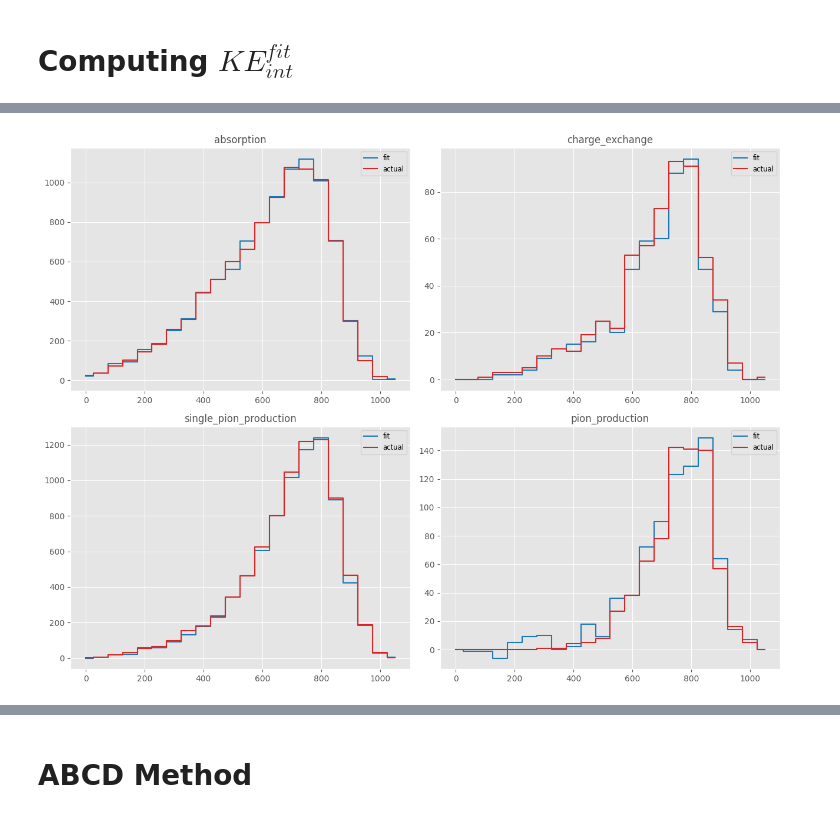
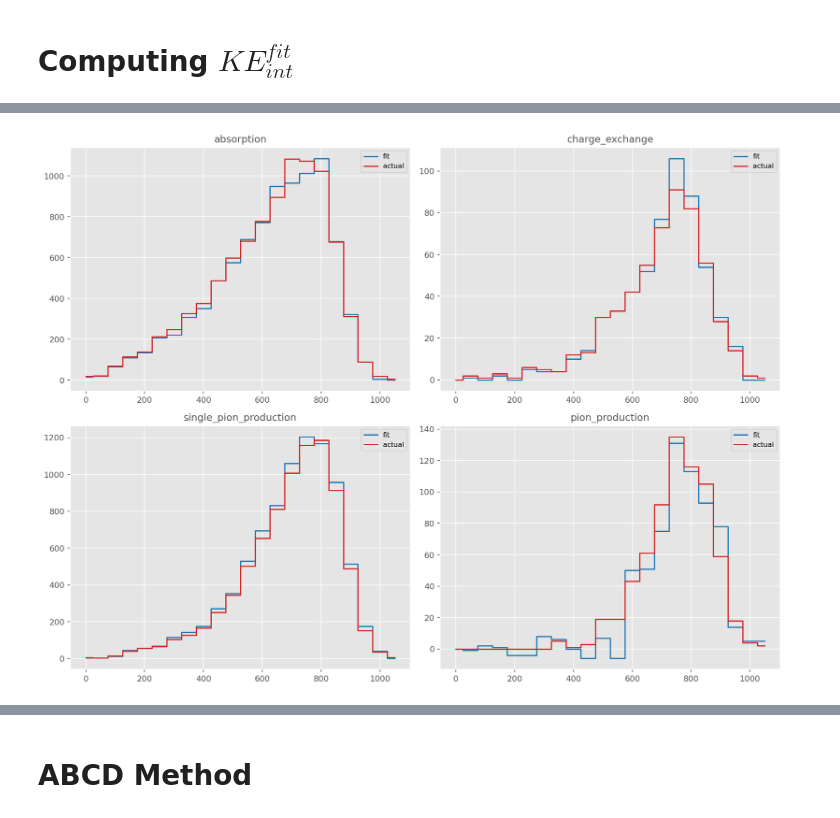
Before and after one commit to dlindebaum/pion-argon-xs-analysis, a Jupyter notebook: analysis/notebooks/cex_region_fit.ipynb, the cells around one changed output, grey strips where cells are left out. Cells and saved outputs as stored; diff of their text form; code cells hidden in the pictures.

```diff
--- a/analysis/notebooks/cex_region_fit.ipynb
+++ b/analysis/notebooks/cex_region_fit.ipynb
@@ -450,7 +406,8 @@ toy_observed = cross_section.Toy(df = cex_toy_generator.main(cex_toy_generator.R
 # %%
 pdf = Plots.PlotBook("toy_observations.pdf", False)
 tags = cross_section.Tags.ExclusiveProcessTags(toy_observed.truth_regions)
-n_obs = CreateObservedInputData(toy_observed, energy_slice, mean_track_score_bins)
+
+n_obs = cross_section.RegionFit.CreateObservedInputData(cross_section.RegionFit.CreateFitInputToy(toy_observed), energy_slice, mean_track_score_bins)
 n_obs_energy = n_obs[:-1]
 n_obs_mean_track_score = n_obs[-1]
 for i, r in Plots.IterMultiPlot(toy_observed.reco_region_labels):
@@ -530,7 +485,7 @@ pion_production                0.379529
 # %%
 pdf = Plots.PlotBook("toy_vary_regions.pdf", False)
 cross_section.Toy.PlotObservablesInRegions(toy_alt.df.KE_int_smeared, toy_alt.reco_regions, toy_alt.truth_regions, "$KE_{int} (MeV)$", stacked = True, histtype = "stepfilled", pdf = pdf)
-result = RegionFitStudy(toy_alt, model, energy_slice, toy_alt.reco_regions, pdf = pdf)
+result = RegionFitToyStudy(toy_alt, model, energy_slice, toy_alt.reco_regions, pdf = pdf)
 pdf.close()
 # %% [output]
 AttributeError: 'DataFrame' object has no attribute 'KE_int_smeared'
@@ -675,7 +630,7 @@ def ModifiedRateTest(scales : dict, pdf_name : str = None, pulls : bool = False)
     toy_alt_pdf = cross_section.Toy(df = cex_toy_generator.main(cex_toy_generator.ResolveConfig(config)), smearing = True)
     cross_section.Toy.PlotObservablesInRegions(toy_alt_pdf.df.KE_int_smeared, toy_alt_pdf.reco_regions, toy_alt_pdf.truth_regions, "Smeared $KE_{int}$ (MeV)")
     if pdf_name is not None: pdf.Save()
-    result = RegionFitStudy(toy_alt_pdf, model, energy_slice, mean_track_score_bins, pdf = pdf)
+    result = RegionFitToyStudy(toy_alt_pdf, model, energy_slice, mean_track_score_bins, pdf = pdf)
     if pdf_name is not None: pdf.close()
 
     # mask = (toy_alt_pdf.df.KE_int_smeared > 0) & (toy_alt_pdf.df.KE_int_smeared < 1050) & (toy_alt_pdf.df.inclusive_process != "decay")
@@ -684,7 +639,7 @@ def ModifiedRateTest(scales : dict, pdf_name : str = None, pulls : bool = False)
     # true_process_counts = {v : sum(cross_section.EnergySlice.CountingExperiment(toy_alt_pdf.df.KE_int_smeared, toy_alt_pdf.df.KE_init_smeared, outside_tpc, toy_alt_pdf.truth_regions[v], energy_slice)[0]) }
     true_process_counts = {}
     for v in toy_alt_pdf.truth_regions.columns:
-        true_process_counts[v] = sum(NInteractToy(toy_alt_pdf, energy_slice, toy_alt_pdf.truth_regions[v]))
+        true_process_counts[v] = sum(toy_alt_pdf.NInteract(energy_slice, toy_alt_pdf.truth_regions[v]))
         # n_interact = cross_section.EnergySlice.CountingExperiment(toy_alt_pdf.df.KE_int_smeared, toy_alt_pdf.df.KE_init_smeared, toy_alt_pdf.outside_tpc_smeared, toy_alt_pdf.truth_regions[v], energy_slice, interact_only = True)
         # true_process_counts[v] = sum(n_interact[:-1])
 
@@ -776,4 +735,4 @@ display(toy_observed.df.head())
 # %%
-result = RegionFitStudy(toy_observed, model, energy_slice, mean_track_score_bins)
+result = RegionFitToyStudy(toy_observed, model, energy_slice, mean_track_score_bins)
 # %% [output]
 model.config.suggested_init()=[1.0, 1.0, 1.0, 1.0, 1.0, 1.0, 1.0, 1.0, 1.0, 1.0, 1.0, 1.0, 1.0, 1.0, 1.0, 1.0, 1.0, 1.0, 1.0, 1.0, 1.0, 1.0, 1.0, 1.0, 1.0, 1.0, 1.0, 1.0, 1.0, 1.0, 1.0, 1.0, 1.0, 1.0, ...
@@ -788,32 +747,32 @@ error  0.000125  0.000184  0.000140  0.000348
 # %%
 postfit_pred = cross_section.cabinetry.model_utils.prediction(model, fit_results = result)
 KE_int_prediction = SliceModelPrediction(postfit_pred, slice(-1), "KE_int_postfit") # exclude the channel which is the mean track score
 
-n = CreateObservedInputData(toy_observed, energy_slice)
+n = cross_section.RegionFit.CreateObservedInputData(cross_section.RegionFit.CreateFitInputToy(toy_observed), energy_slice, None)
 
 n_fit = []
 for i, (n_c, lambda_c) in enumerate(zip(n, KE_int_prediction.model_yields)):
     # print(i, n_c, lambda_c)
     n_c_fit = n_c
     for j, s in enumerate(lambda_c):
         if j == i: continue
         n_c_fit = n_c_fit - s
     n_fit.append(np.array(n_c_fit.astype(int)))
 
 actual = [cross_section.EnergySlice.CountingExperiment(
     toy_observed.df.KE_int_smeared,
     toy_observed.df.KE_init_smeared,
     (toy_observed.df.z_int_smeared < 0) | (toy_observed.df.z_int_smeared > 700),
     toy_observed.reco_regions[l] & toy_observed.truth_regions[l],
     energy_slice)[0] for l in toy_observed.truth_region_labels]
 
 # n_fit_template = [KE_int_prediction.model_yields[i][i] for i in range(len(KE_int_prediction.model_yields))]
 
 for i in Plots.MultiPlot(len(n_fit)):
     Plots.Plot(energy_slice.pos[:-1], n_fit[i], label = "fit", color = "C0", marker = "x", newFigure = False, style = "step")
     Plots.Plot(energy_slice.pos[:-1], actual[i][:-1], label = "actual", color = "C6", marker = "x", title = toy_observed.truth_region_labels[i], newFigure = False, style = "step")
 # %% [output]
-[figure, old version]
+[figure, new version]
 # %%
 def PlotPrefitPostFit(prefit, prefit_err, postfit, postfit_err):
     with Plots.RatioPlot(energy_slice.pos[:-1], postfit, prefit, postfit_err, prefit_err, "$KE_{int}$ (MeV)", "fit/ actual") as ratio_plot:
```
Also changed, not shown: parts of 14 cells of this notebook, 1 other file.
